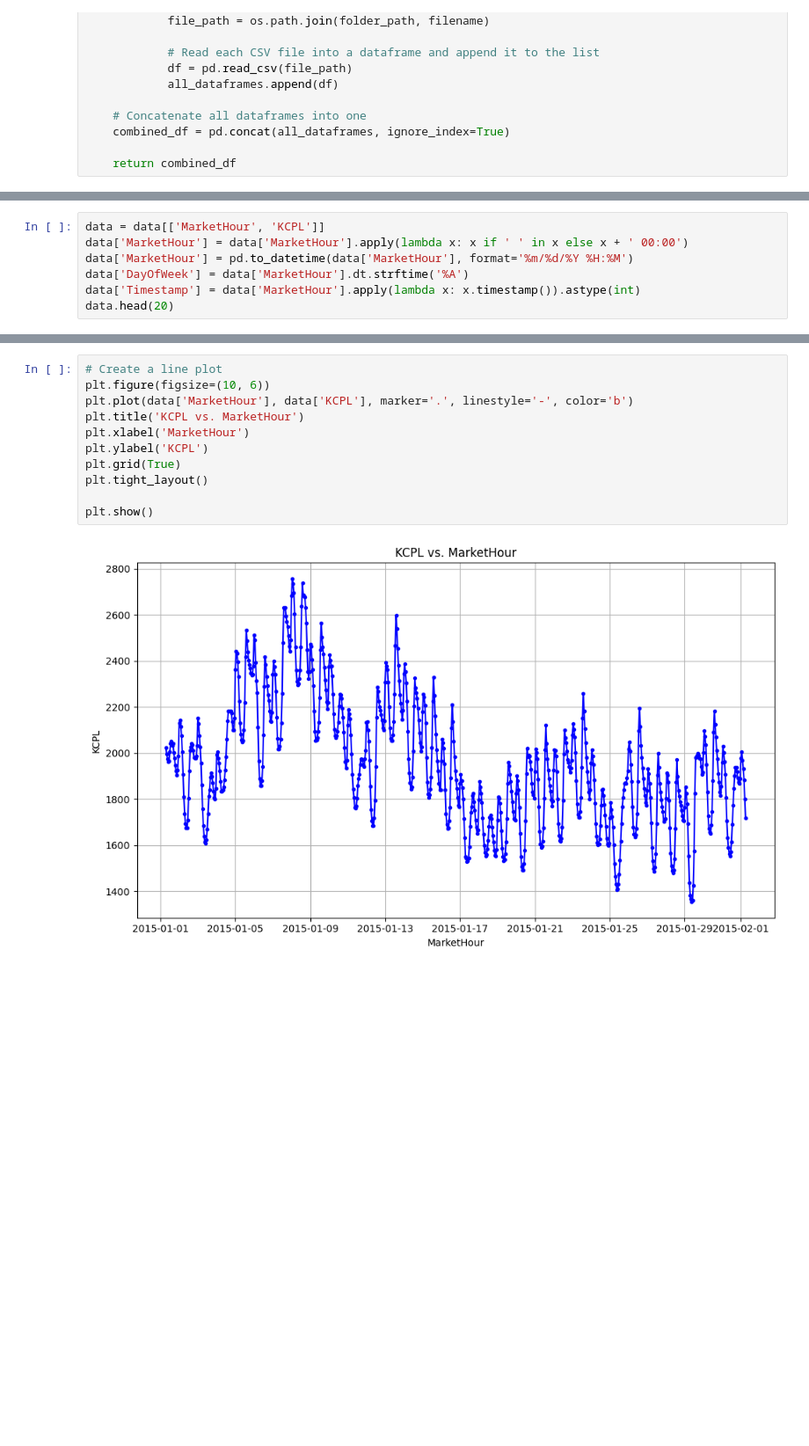
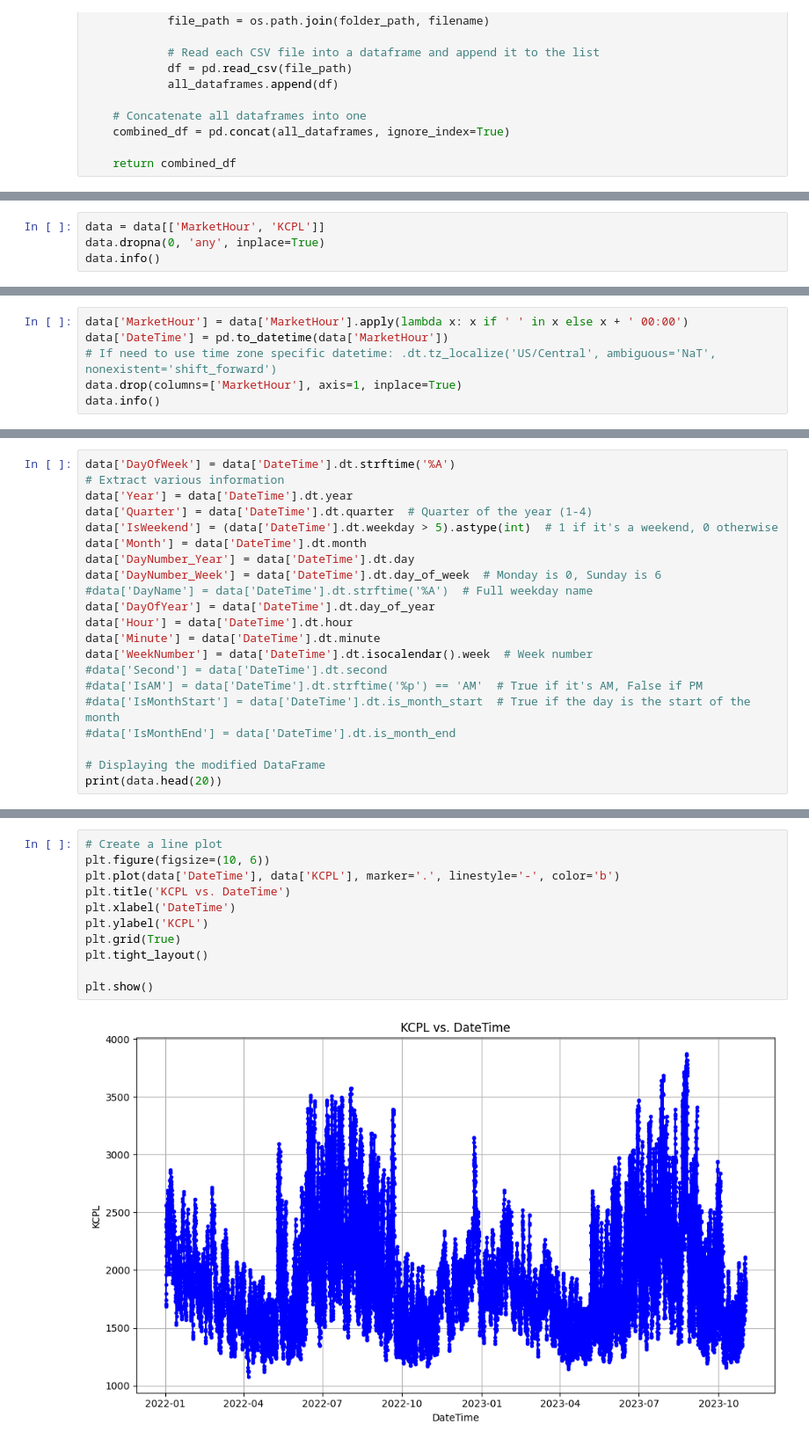
Before and after one commit to Freddy1381/Load_Forecasting, a Jupyter notebook: dataset_preprocess.ipynb, the cells around one changed output, grey strips where cells are left out. Shown at 88% size. Drawn from its saved outputs; the diff is of its cells as text; blank space fills up the shorter version.

```diff
--- a/dataset_preprocess.ipynb
+++ b/dataset_preprocess.ipynb
@@ -59,8 +60 @@ Index(['MarketHour', 'CSWS', 'EDE', 'GRDA', 'INDN', 'KACY', 'KCPL', 'LES',
       dtype='object')
-# %%
-data = data[['MarketHour', 'KCPL']]
-data['MarketHour'] = data['MarketHour'].apply(lambda x: x if ' ' in x else x + ' 00:00')
-data['MarketHour'] = pd.to_datetime(data['MarketHour'], format='%m/%d/%Y %H:%M')
-data['DayOfWeek'] = data['MarketHour'].dt.strftime('%A')
-data['Timestamp'] = data['MarketHour'].apply(lambda x: x.timestamp()).astype(int)
-data.head(20)
@@ -84,0 +61,4 @@ data.head(20)
+# %%
+data = data[['MarketHour', 'KCPL']]
+data.dropna(0, 'any', inplace=True)
+data.info()
@@ -84,0 +75,6 @@ data.head(20)
+# %%
+data['MarketHour'] = data['MarketHour'].apply(lambda x: x if ' ' in x else x + ' 00:00')
+data['DateTime'] = pd.to_datetime(data['MarketHour'])
+# If need to use time zone specific datetime: .dt.tz_localize('US/Central', ambiguous='NaT', nonexistent='shift_forward')
+data.drop(columns=['MarketHour'], axis=1, inplace=True)
+data.info()
@@ -84,0 +91,21 @@ data.head(20)
+# %%
+data['DayOfWeek'] = data['DateTime'].dt.strftime('%A')
+# Extract various information
+data['Year'] = data['DateTime'].dt.year
+data['Quarter'] = data['DateTime'].dt.quarter  # Quarter of the year (1-4)
+data['IsWeekend'] = (data['DateTime'].dt.weekday > 5).astype(int)  # 1 if it's a weekend, 0 otherwise
+data['Month'] = data['DateTime'].dt.month
+data['DayNumber_Year'] = data['DateTime'].dt.day
+data['DayNumber_Week'] = data['DateTime'].dt.day_of_week  # Monday is 0, Sunday is 6
+#data['DayName'] = data['DateTime'].dt.strftime('%A')  # Full weekday name
+data['DayOfYear'] = data['DateTime'].dt.day_of_year
+data['Hour'] = data['DateTime'].dt.hour
+data['Minute'] = data['DateTime'].dt.minute
+data['WeekNumber'] = data['DateTime'].dt.isocalendar().week  # Week number
+#data['Second'] = data['DateTime'].dt.second
+#data['IsAM'] = data['DateTime'].dt.strftime('%p') == 'AM'  # True if it's AM, False if PM
+#data['IsMonthStart'] = data['DateTime'].dt.is_month_start  # True if the day is the start of the month
+#data['IsMonthEnd'] = data['DateTime'].dt.is_month_end
+
+# Displaying the modified DataFrame
+print(data.head(20))
@@ -99,14 +153,14 @@ memory usage: 20.5+ KB
 # %%
 # Create a line plot
 plt.figure(figsize=(10, 6))
-plt.plot(data['MarketHour'], data['KCPL'], marker='.', linestyle='-', color='b')
-plt.title('KCPL vs. MarketHour')
-plt.xlabel('MarketHour')
+plt.plot(data['DateTime'], data['KCPL'], marker='.', linestyle='-', color='b')
+plt.title('KCPL vs. DateTime')
+plt.xlabel('DateTime')
 plt.ylabel('KCPL')
 plt.grid(True)
 plt.tight_layout()
 
 plt.show()
 # %% [output]
-[figure, old version]
+[figure, new version]
 # %%
```
Also changed, not shown: parts of 15 cells of this notebook, 7 other files.
